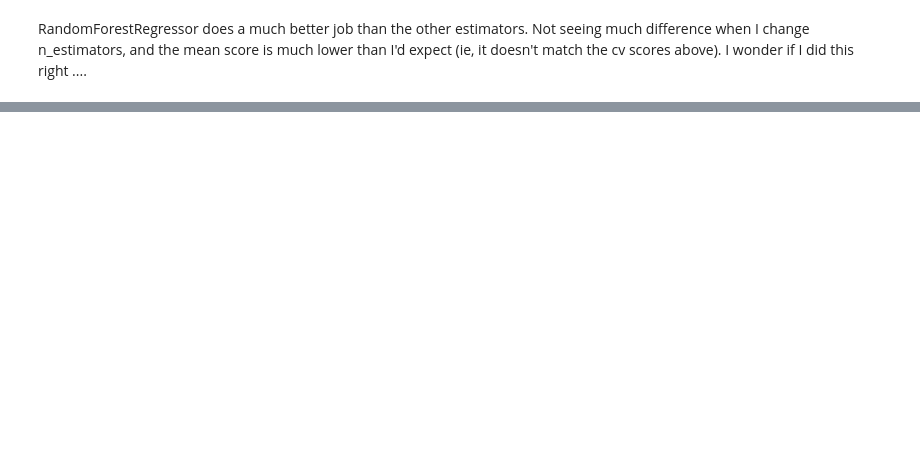
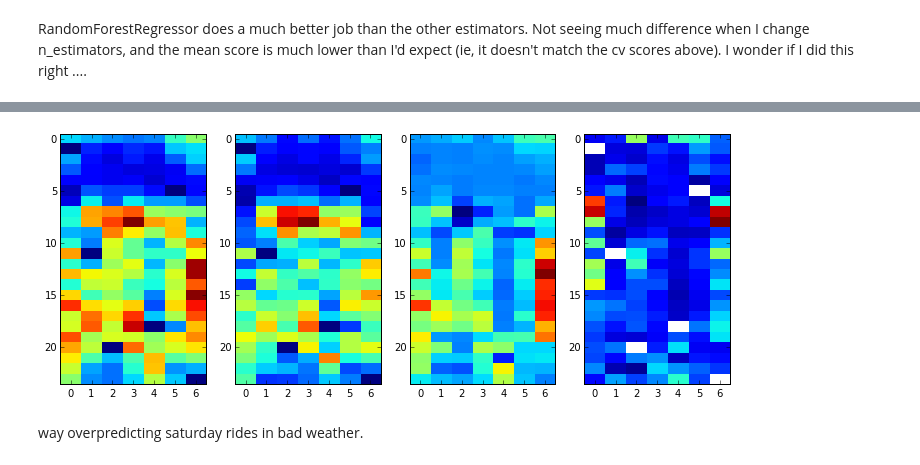
Before and after one commit to ericjhilton/bike-share-ML, a Jupyter notebook: bikeShareHourly.ipynb, the cells around one changed output, grey strips where cells are left out. Saved outputs shown, nothing was run; the diff lists cells and outputs as text; code cells hidden in the pictures; blank space fills up the shorter version.

```diff
--- a/bikeShareHourly.ipynb
+++ b/bikeShareHourly.ipynb
@@ -162,0 +197,15 @@ this is the predicted heatmap. divide it by the actual heatmaps to see where we
+# %%
+weeklyPredict = np.zeros((24,7))
+weeklyActual = np.zeros((24,7))
+weatherInd=7
+atempInd = 9
+for i in range(0,len(ytest)):
+    if (Xtest[i, weatherInd] > 2 and Xtest[i,atempInd] < .6):
+        weeklyPredict[Xtest[i,hrInd], Xtest[i,weekdayInd]] += pred[i]
+        weeklyActual[Xtest[i,hrInd], Xtest[i,weekdayInd]] += ytest[i]
+
+makeDifferencePlot(weeklyPredict, weeklyActual)
+# %% [output]
+[figure, added]
+# %% [markdown]
+way overpredicting saturday rides in bad weather.
```
Also changed, not shown: parts of 8 cells of this notebook.
